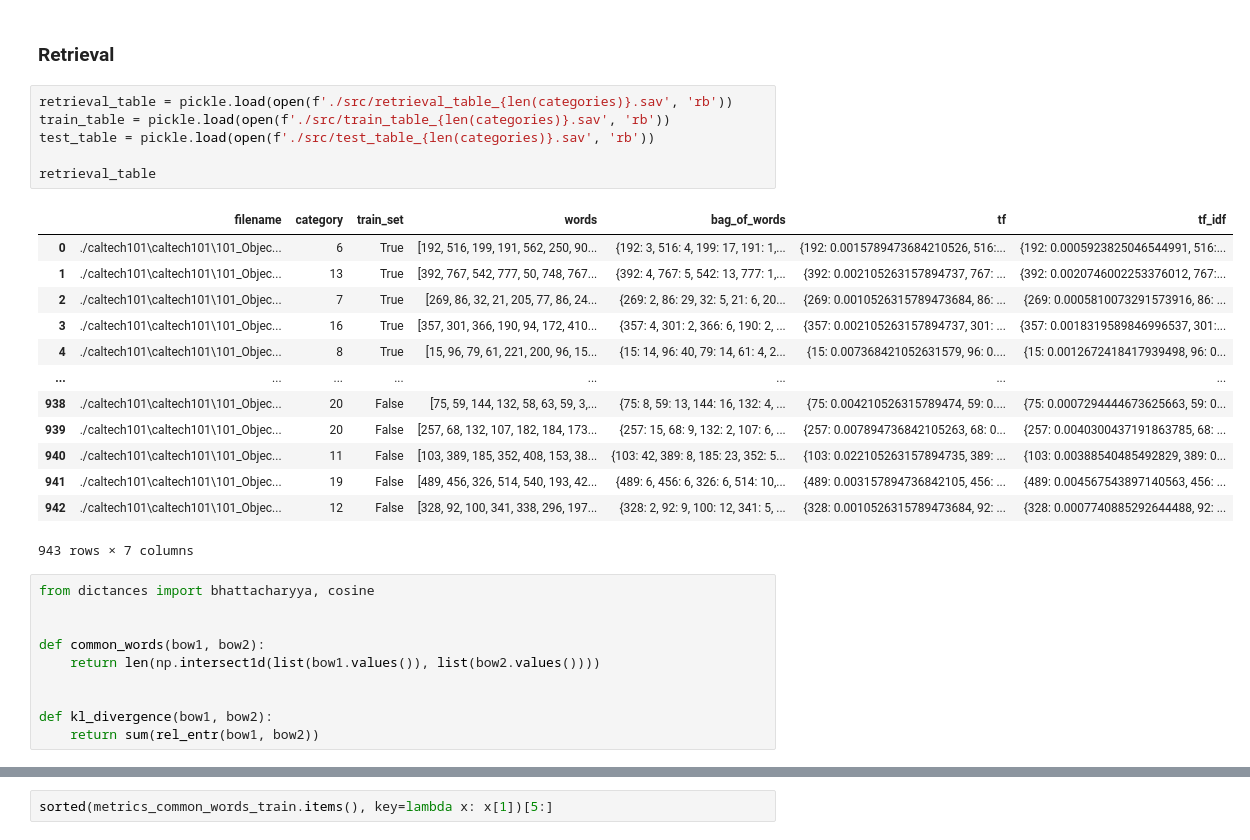
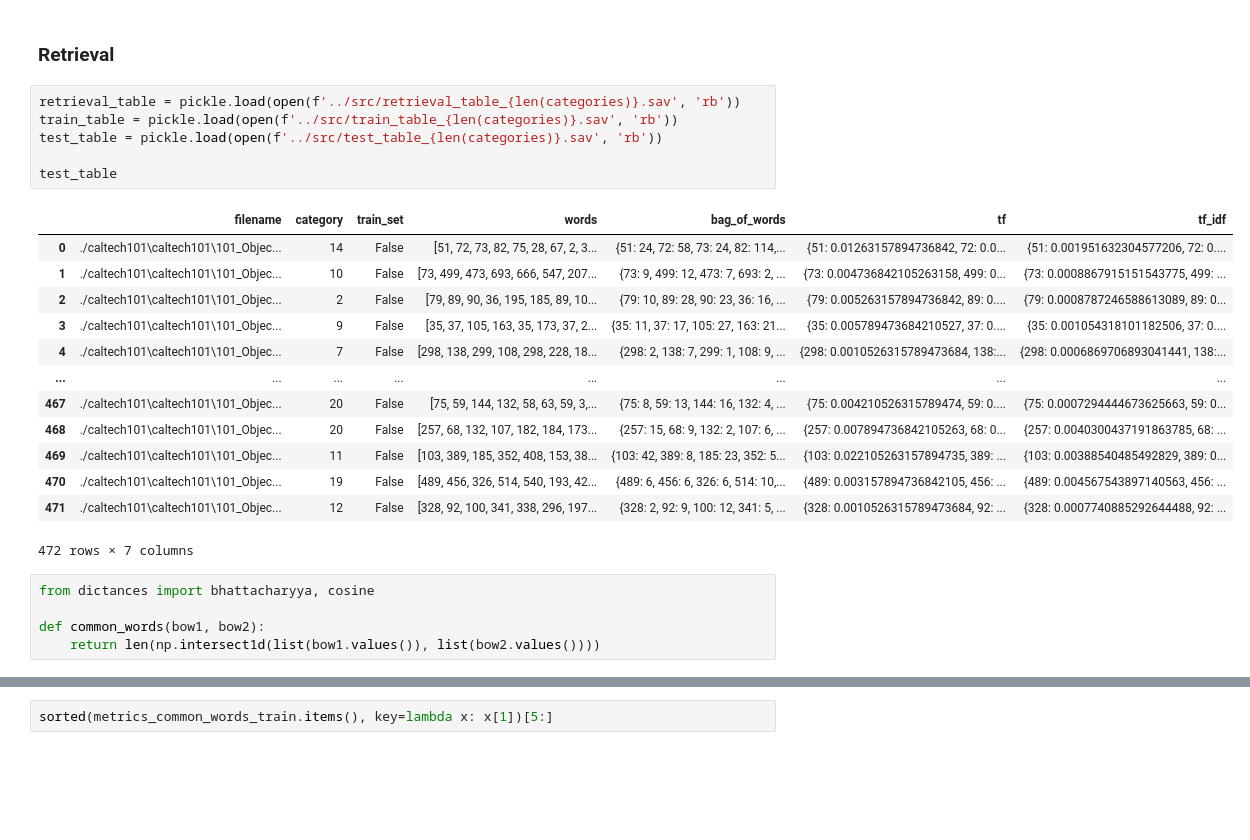
Before and after one commit to HouskaVojtech/image_filtering, a Jupyter notebook: assignment_4/code/assignment_4.ipynb, the cells around one changed output, grey strips where cells are left out. Drawn from its saved outputs; the diff is of its cells as text; blank space fills up the shorter version.

```diff
--- a/assignment_4/code/assignment_4.ipynb
+++ b/assignment_4/code/assignment_4.ipynb
@@ -238,35 +238,30 @@ pickle.dump(test_table, open(f'./src/test_table_{len(categories)}.sav', 'wb'))
 # %% [markdown]
 ### Retrieval
 # %%
-retrieval_table = pickle.load(open(f'./src/retrieval_table_{len(categories)}.sav', 'rb'))
-train_table = pickle.load(open(f'./src/train_table_{len(categories)}.sav', 'rb'))
-test_table = pickle.load(open(f'./src/test_table_{len(categories)}.sav', 'rb'))
+retrieval_table = pickle.load(open(f'../src/retrieval_table_{len(categories)}.sav', 'rb'))
+train_table = pickle.load(open(f'../src/train_table_{len(categories)}.sav', 'rb'))
+test_table = pickle.load(open(f'../src/test_table_{len(categories)}.sav', 'rb'))
 
-retrieval_table
+test_table
 # %% [output]
 |  | filename | category | train_set | words | bag_of_words | tf | tf_idf |
-| 0 | ./caltech101\caltech101\101_Objec... | 6 | True | [192, 516, 199, 191, 562, 250, 90... | {192: 3, 516: 4, 199: 17, 191: 1,... | {192: 0.0015789473684210526, 516:... | {192: 0.0005923825046544991, 516:... |
-| 1 | ./caltech101\caltech101\101_Objec... | 13 | True | [392, 767, 542, 777, 50, 748, 767... | {392: 4, 767: 5, 542: 13, 777: 1,... | {392: 0.002105263157894737, 767: ... | {392: 0.0020746002253376012, 767:... |
-| 2 | ./caltech101\caltech101\101_Objec... | 7 | True | [269, 86, 32, 21, 205, 77, 86, 24... | {269: 2, 86: 29, 32: 5, 21: 6, 20... | {269: 0.0010526315789473684, 86: ... | {269: 0.0005810073291573916, 86: ... |
-| 3 | ./caltech101\caltech101\101_Objec... | 16 | True | [357, 301, 366, 190, 94, 172, 410... | {357: 4, 301: 2, 366: 6, 190: 2, ... | {357: 0.002105263157894737, 301: ... | {357: 0.0018319589846996537, 301:... |
-| 4 | ./caltech101\caltech101\101_Objec... | 8 | True | [15, 96, 79, 61, 221, 200, 96, 15... | {15: 14, 96: 40, 79: 14, 61: 4, 2... | {15: 0.007368421052631579, 96: 0.... | {15: 0.0012672418417939498, 96: 0... |
+| 0 | ./caltech101\caltech101\101_Objec... | 14 | False | [51, 72, 73, 82, 75, 28, 67, 2, 3... | {51: 24, 72: 58, 73: 24, 82: 114,... | {51: 0.01263157894736842, 72: 0.0... | {51: 0.001951632304577206, 72: 0.... |
+| 1 | ./caltech101\caltech101\101_Objec... | 10 | False | [73, 499, 473, 693, 666, 547, 207... | {73: 9, 499: 12, 473: 7, 693: 2, ... | {73: 0.004736842105263158, 499: 0... | {73: 0.0008867915151543775, 499: ... |
+| 2 | ./caltech101\caltech101\101_Objec... | 2 | False | [79, 89, 90, 36, 195, 185, 89, 10... | {79: 10, 89: 28, 90: 23, 36: 16, ... | {79: 0.005263157894736842, 89: 0.... | {79: 0.0008787246588613089, 89: 0... |
+| 3 | ./caltech101\caltech101\101_Objec... | 9 | False | [35, 37, 105, 163, 35, 173, 37, 2... | {35: 11, 37: 17, 105: 27, 163: 21... | {35: 0.005789473684210527, 37: 0.... | {35: 0.001054318101182506, 37: 0.... |
+| 4 | ./caltech101\caltech101\101_Objec... | 7 | False | [298, 138, 299, 108, 298, 228, 18... | {298: 2, 138: 7, 299: 1, 108: 9, ... | {298: 0.0010526315789473684, 138:... | {298: 0.0006869706893041441, 138:... |
 | ... | ... | ... | ... | ... | ... | ... | ... |
-| 938 | ./caltech101\caltech101\101_Objec... | 20 | False | [75, 59, 144, 132, 58, 63, 59, 3,... | {75: 8, 59: 13, 144: 16, 132: 4, ... | {75: 0.004210526315789474, 59: 0.... | {75: 0.0007294444673625663, 59: 0... |
-| 939 | ./caltech101\caltech101\101_Objec... | 20 | False | [257, 68, 132, 107, 182, 184, 173... | {257: 15, 68: 9, 132: 2, 107: 6, ... | {257: 0.007894736842105263, 68: 0... | {257: 0.0040300437191863785, 68: ... |
-| 940 | ./caltech101\caltech101\101_Objec... | 11 | False | [103, 389, 185, 352, 408, 153, 38... | {103: 42, 389: 8, 185: 23, 352: 5... | {103: 0.022105263157894735, 389: ... | {103: 0.00388540485492829, 389: 0... |
-| 941 | ./caltech101\caltech101\101_Objec... | 19 | False | [489, 456, 326, 514, 540, 193, 42... | {489: 6, 456: 6, 326: 6, 514: 10,... | {489: 0.003157894736842105, 456: ... | {489: 0.004567543897140563, 456: ... |
-| 942 | ./caltech101\caltech101\101_Objec... | 12 | False | [328, 92, 100, 341, 338, 296, 197... | {328: 2, 92: 9, 100: 12, 341: 5, ... | {328: 0.0010526315789473684, 92: ... | {328: 0.0007740885292644488, 92: ... |
+| 467 | ./caltech101\caltech101\101_Objec... | 20 | False | [75, 59, 144, 132, 58, 63, 59, 3,... | {75: 8, 59: 13, 144: 16, 132: 4, ... | {75: 0.004210526315789474, 59: 0.... | {75: 0.0007294444673625663, 59: 0... |
+| 468 | ./caltech101\caltech101\101_Objec... | 20 | False | [257, 68, 132, 107, 182, 184, 173... | {257: 15, 68: 9, 132: 2, 107: 6, ... | {257: 0.007894736842105263, 68: 0... | {257: 0.0040300437191863785, 68: ... |
+| 469 | ./caltech101\caltech101\101_Objec... | 11 | False | [103, 389, 185, 352, 408, 153, 38... | {103: 42, 389: 8, 185: 23, 352: 5... | {103: 0.022105263157894735, 389: ... | {103: 0.00388540485492829, 389: 0... |
+| 470 | ./caltech101\caltech101\101_Objec... | 19 | False | [489, 456, 326, 514, 540, 193, 42... | {489: 6, 456: 6, 326: 6, 514: 10,... | {489: 0.003157894736842105, 456: ... | {489: 0.004567543897140563, 456: ... |
+| 471 | ./caltech101\caltech101\101_Objec... | 12 | False | [328, 92, 100, 341, 338, 296, 197... | {328: 2, 92: 9, 100: 12, 341: 5, ... | {328: 0.0010526315789473684, 92: ... | {328: 0.0007740885292644488, 92: ... |
-943 rows × 7 columns
+472 rows × 7 columns
 # %%
 from dictances import bhattacharyya, cosine
 
-
 def common_words(bow1, bow2):
     return len(np.intersect1d(list(bow1.values()), list(bow2.values())))
-
-
-def kl_divergence(bow1, bow2):
-    return sum(rel_entr(bow1, bow2))
 # %%
 def run_experiment(metric=common_words, column='bag_of_words', train_idx=25, test_idx=25, comparator=max):
     metrics_train = {}
```
Also changed, not shown: parts of 17 cells of this notebook, 2 other files.
